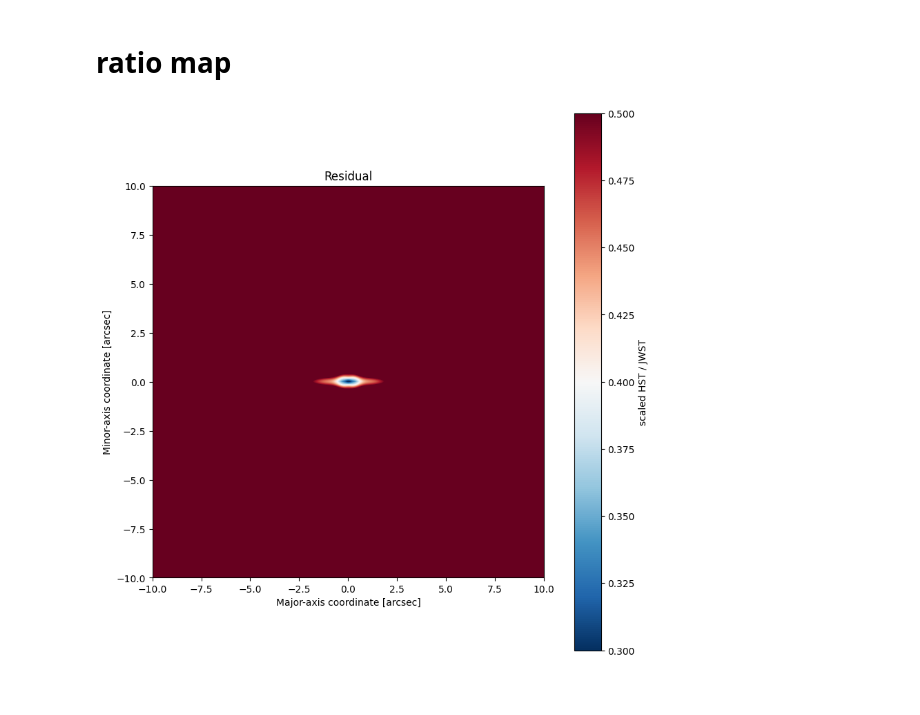
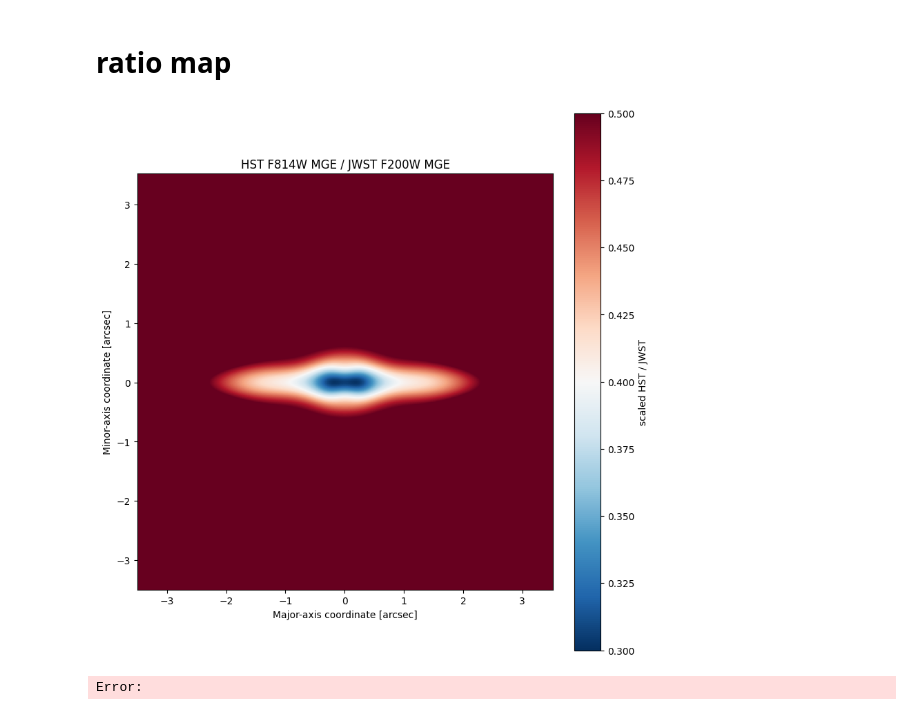
Before and after one commit to mncavieres/Sombrero_REVEAL, a Jupyter notebook: Notebooks/mge_comparison_HST_JWST_NAGN.ipynb, the cells around one changed output. Drawn from its saved outputs; the diff is of its cells as text; code cells hidden in the pictures.

Commit message:
made a comparison of wAGN and nAGN failed at aligning HST to JWST

```diff
--- a/Notebooks/mge_comparison_HST_JWST_NAGN.ipynb
+++ b/Notebooks/mge_comparison_HST_JWST_NAGN.ipynb
@@ -161,7 +161,7 @@ runner_hst = MGEFitter(
     dust_mask,
     dust_mask_is_bad=False,  # in this case, 1 means dust (bad), 0 means good
     pixel_scale= 0.1, # pixel scale for HST/WFPC2 in arcsec/pixel is 0.0996
-    subtract_sky=True,
+    subtract_sky=False,
     linear=False,
     ngauss=30,
     plot=True,
@@ -737,10 +730,10 @@ HST annulus flux (unscaled): 9563.776284802158
 # ratio map
 # %%
 
-annulus_r_in=10
-annulus_r_out=15.0
+annulus_r_in=20
+annulus_r_out=100.0
 annulus_step_arcsec=0.1
-central_half_size_arcsec=10.0
+central_half_size_arcsec=3.5
 central_step_arcsec=0.03     # or None to use the finer runner pixel scale
 profile_rmax_arcsec=10.0
 profile_npts=500
@@ -838,22 +831,23 @@ else:
     rmin, rmax = -rv, rv
 # %%
 fig_map, axes = plt.subplots(1,1, figsize=(8, 8), constrained_layout=True)
-
+extent = [x.min(), x.max(), y.min(), y.max()]
 
 im2 = axes.imshow(
     residual_map, origin="lower", extent=extent, vmin=0.3, vmax=0.5, cmap="RdBu_r"
 )
     # im2 = axes[2].imshow(
     #     residual_map, origin="lower", extent=extent, vmin=0.2, vmax=1, cmap="RdBu_r"
     # )
-axes.set_title("Residual")
+axes.set_title("HST F814W MGE / JWST F200W MGE")
 axes.set_xlabel("Major-axis coordinate [arcsec]")
 axes.set_ylabel("Minor-axis coordinate [arcsec]")
 plt.colorbar(im2, ax=axes, label=residual_label)
 
 axes.set_aspect("equal")
 # %% [output]
-[figure, old version]
+[figure, new version]
+Error:
 # %%
 # save hst mge parameters to a text file
 counts, sigma_pix, q_obs = _get_runner_sol(runner_hst)
```
Also changed, not shown: parts of 6 cells of this notebook, 5 other files.
